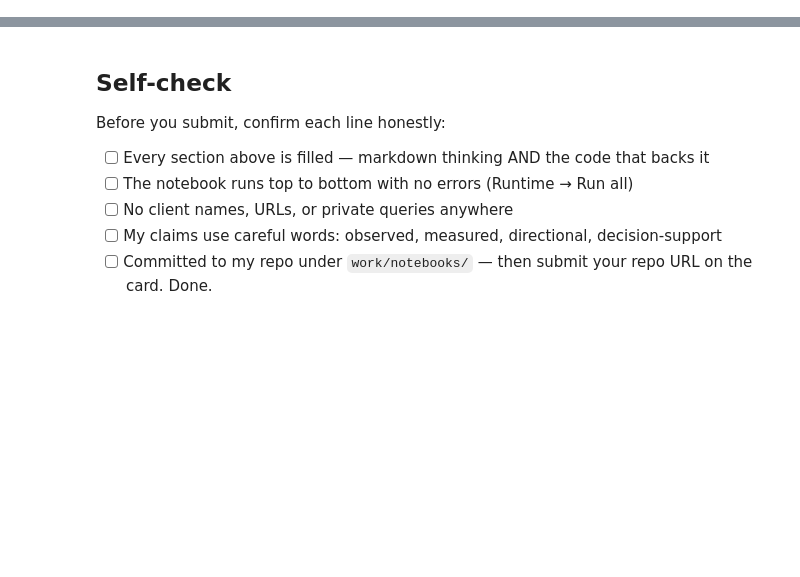
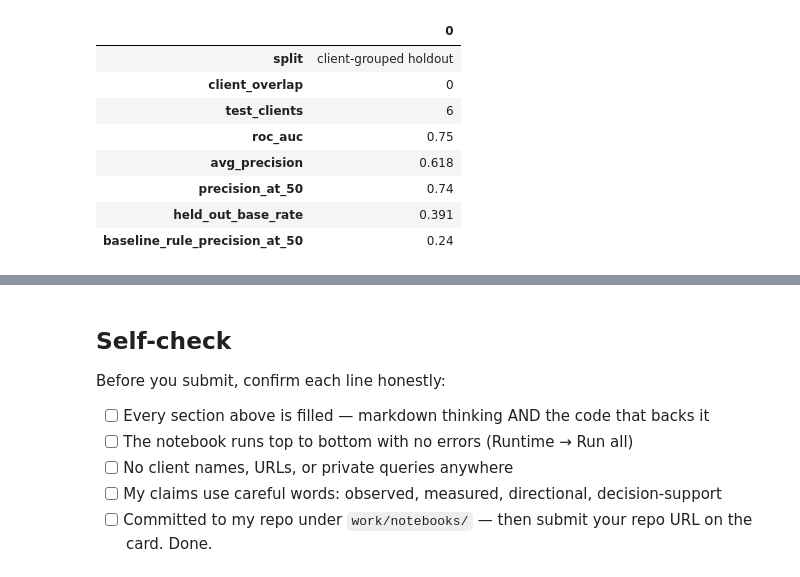
Before and after one commit to krithi-ks/flyrankAI-ML, a Jupyter notebook: work/notebooks/w07_action_playbook.ipynb, the cells around one changed output, grey strips where cells are left out. Cells and saved outputs as stored; diff of their text form; code cells hidden in the pictures; blank space fills up the shorter version.

```diff
--- a/work/notebooks/w07_action_playbook.ipynb
+++ b/work/notebooks/w07_action_playbook.ipynb
@@ -43,0 +168,77 @@ This skeleton is yours to fill. Work the sections **in order** — each one has
+# %%
+# This cell is for CODE (numbers, a query, a check).
+# Write your text answer in the cell ABOVE this one — typing sentences here breaks Run All.
+
+# Re-derive the client-grouped honest benchmark inline (same method as work/notebooks/w06_validation_audit.ipynb)
+# so this notebook's claims are backed by a number it computed itself, not a copied one.
+
+sys.path.insert(0, str(ROOT / "scripts"))
+from ml_utils import MODEL_NUMERIC_FEATURES, MODEL_CATEGORICAL_FEATURES  # noqa: E402
+from sklearn.ensemble import RandomForestClassifier
+from sklearn.metrics import roc_auc_score, average_precision_score
+
+RANDOM_STATE = 42
+
+def precision_at_k(y_true, scores, k):
+    order = np.argsort(-np.asarray(scores))
+    top = np.asarray(y_true)[order][:k]
+    return float(top.mean())
+
+feat = raw.copy()
+raw_numeric_cols = [c for c in MODEL_NUMERIC_FEATURES if c in feat.columns]
+for c in raw_numeric_cols:
+    feat[c] = pd.to_numeric(feat[c], errors="coerce").replace([np.inf, -np.inf], np.nan).fillna(0)
+feat = feat[(feat["impressions_90d"] > 0) & (feat["content_age_days"] >= 90)].drop_duplicates(subset=["content_id"]).reset_index(drop=True)
+feat["is_declining_label"] = feat["trend_direction"].str.lower().eq("down").astype(int)
+feat["log_impressions_90d"] = np.log1p(feat["impressions_90d"])
+feat["log_clicks_90d"] = np.log1p(feat["clicks_90d"])
+feat["log_sessions_90d"] = np.log1p(feat["sessions_90d"])
+feat["log_ai_sessions_90d"] = np.log1p(feat["ai_sessions_90d"])
+for c in MODEL_CATEGORICAL_FEATURES:
+    feat[c] = feat[c].fillna("unknown").astype(str)
+
+y_full = feat["is_declining_label"]
+numeric = feat[[c for c in MODEL_NUMERIC_FEATURES if c != "trend_pct"]].copy()
+cat_enc = pd.get_dummies(feat[MODEL_CATEGORICAL_FEATURES], prefix=MODEL_CATEGORICAL_FEATURES, dtype=float)
+X_full = pd.concat([numeric.reset_index(drop=True), cat_enc.reset_index(drop=True)], axis=1)
+
+client_series = feat["client_id"].astype(str)
+unique_clients = client_series.drop_duplicates().to_numpy()
+rng = np.random.default_rng(RANDOM_STATE)
+shuffled = rng.permutation(unique_clients)
+test_client_count = max(1, int(round(len(shuffled) * 0.2)))
+test_clients_set = set(shuffled[:test_client_count])
+test_mask = client_series.isin(test_clients_set).to_numpy()
+all_idx = np.arange(len(feat))
+train_idx, test_idx = all_idx[~test_mask], all_idx[test_mask]
+overlap = len(set(feat.iloc[train_idx]["client_id"]) & set(feat.iloc[test_idx]["client_id"]))
+assert overlap == 0, "client leakage across the grouped split"
+
+clf = RandomForestClassifier(class_weight="balanced_subsample", max_depth=10, min_samples_leaf=25,
+                              n_estimators=200, n_jobs=-1, random_state=RANDOM_STATE)
+clf.fit(X_full.iloc[train_idx], y_full.iloc[train_idx])
+prob = clf.predict_proba(X_full.iloc[test_idx])[:, 1]
+
+client_grouped_benchmark = {
+    "split": "client-grouped holdout",
+    "client_overlap": overlap,
+    "test_clients": int(feat.iloc[test_idx]["client_id"].nunique()),
+    "roc_auc": round(roc_auc_score(y_full.iloc[test_idx], prob), 3),
+    "avg_precision": round(average_precision_score(y_full.iloc[test_idx], prob), 3),
+    "precision_at_50": round(precision_at_k(y_full.iloc[test_idx], prob, 50), 3),
+    "held_out_base_rate": round(float(y_full.iloc[test_idx].mean()), 3),
+    "baseline_rule_precision_at_50": model_results["baseline"]["baseline_precision_at_50"],
+}
+print("Client-grouped validation benchmark (re-derived here, matches work/notebooks/w06_validation_audit.ipynb):")
+display(pd.Series(client_grouped_benchmark))
+
+# Real numbers behind the "uneven feature coverage" and "no rank data" limits
+feedly_share = (raw["content_type"] == "feedly article").mean()
+feedly_missing = raw.loc[raw["content_type"] == "feedly article", ["search_volume", "competition", "cpc"]].isna().mean()
+keyword_wc_missing = raw.loc[raw["content_type"] == "keyword article", "word_count"].isna().mean()
+zero_position_rows = int((raw["avg_position"] == 0).sum())
+
+print(f"\nfeedly article: {feedly_share:.1%} of rows, missing search_volume/competition/cpc: {feedly_missing.round(3).to_dict()}")
+print(f"keyword article word_count missing: {keyword_wc_missing:.1%}")
+print(f"avg_position == 0 (no rank data) rows: {zero_position_rows:,}")
+# %% [output]
@@ -43,0 +246,9 @@ This skeleton is yours to fill. Work the sections **in order** — each one has
+|  | 0 |
+| split | client-grouped holdout |
+| client_overlap | 0 |
+| test_clients | 6 |
+| roc_auc | 0.75 |
+| avg_precision | 0.618 |
+| precision_at_50 | 0.74 |
+| held_out_base_rate | 0.391 |
+| baseline_rule_precision_at_50 | 0.24 |
```
Also changed, not shown: parts of 22 cells of this notebook.
